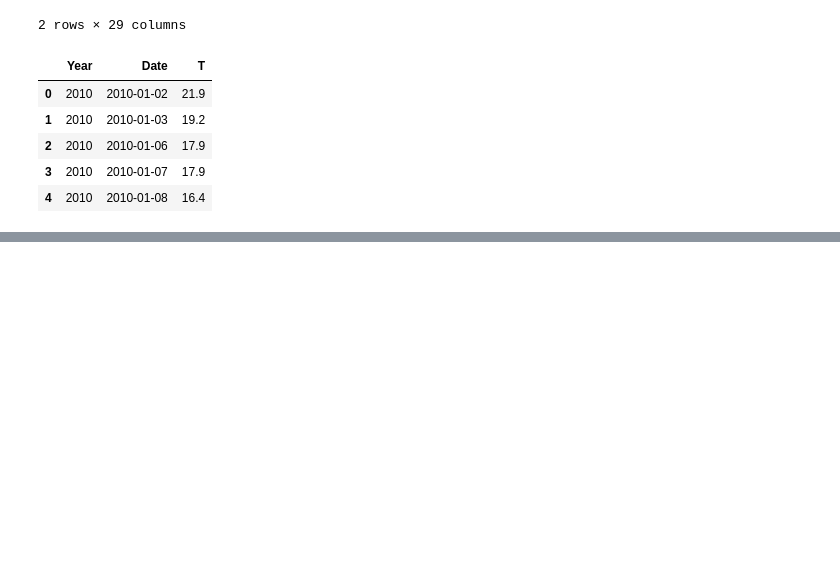
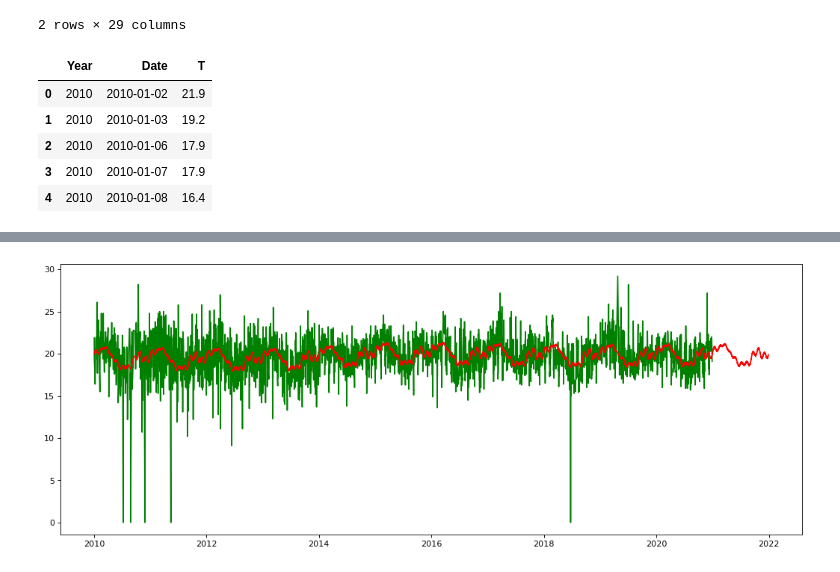
Before and after one commit to wkirui/Weather-Data-Analysis, a Jupyter notebook: Weather Analysis.ipynb, the cells around one changed output, grey strips where cells are left out. Cells and saved outputs as stored; diff of their text form; code cells hidden in the pictures; blank space fills up the shorter version.

Commit message:
added forecasting with Prophet

```diff
--- a/Weather Analysis.ipynb
+++ b/Weather Analysis.ipynb
@@ -729,0 +728,8 @@ rand_color
+# %%
+from fbprophet import Prophet
+df = mean_daily_temp_val[['Date','T']]
+df.columns =['ds','y']
+m = Prophet()
+m.fit(df)
+future = m.make_future_dataframe(periods=365)
+temp_predictions = m.predict(future)
@@ -729,0 +756,8 @@ rand_color
+# %%
+# plot temperatures
+fig,ax=plt.subplots(figsize=(16,6),dpi=80)
+plt.plot('ds','y',data=df,color='green')
+plt.plot('ds','yhat',data=temp_predictions,color='red')
+plt.show()
+# %% [output]
+[figure, added]
```
Also changed, not shown: parts of 11 cells of this notebook.
